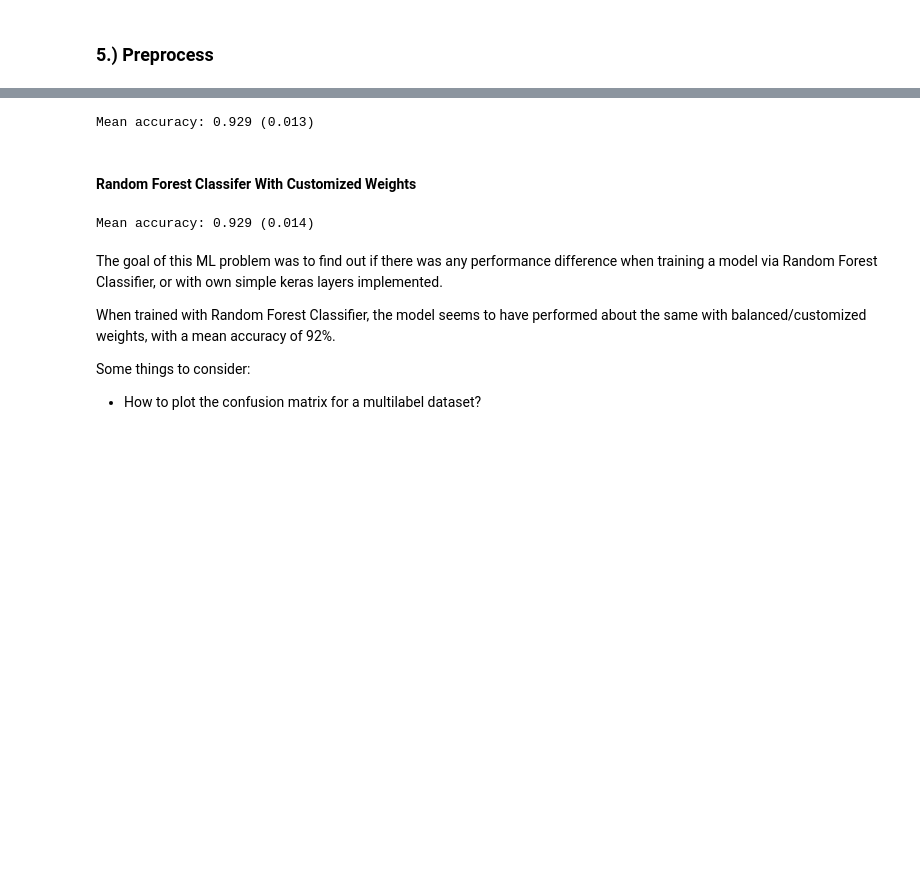
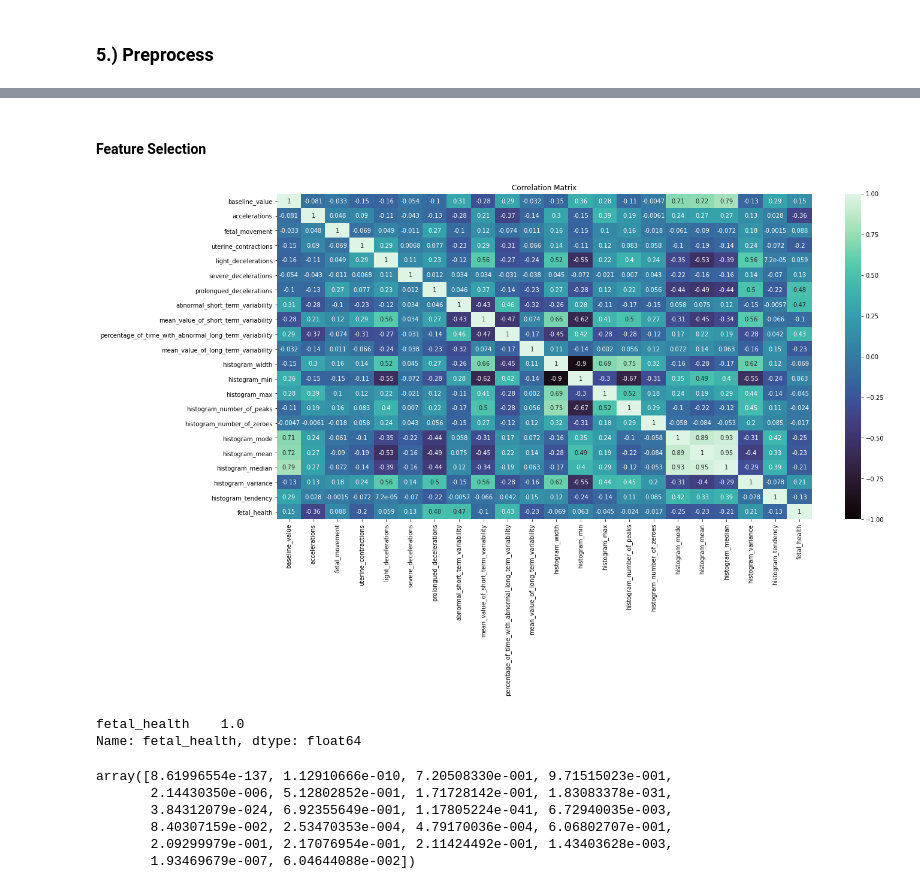
Before and after one commit to AllergictoCrustaceans/ML, a Jupyter notebook: multilabel_classification_fetal_health.ipynb, the cells around one changed output, grey strips where cells are left out. Drawn from its saved outputs; the diff is of its cells as text; code cells hidden in the pictures; blank space fills up the shorter version.

```diff
--- a/multilabel_classification_fetal_health.ipynb
+++ b/multilabel_classification_fetal_health.ipynb
@@ -146,0 +138,6 @@ plt.show()
+# %%
+ds = ds_raw.copy()
+
+# rename column 'baseline value' to be 'baseline_value'
+ds.rename(columns={"baseline value": "baseline_value"}, inplace=True)
+print(ds.columns)
@@ -367,20 +188,34 @@ scores = evaluate_model(x_train, y_train, cost_sen_model)
-# %%
-print('Mean accuracy: %0.3f (%0.3f)' % (mean(scores), std(scores)))
-# %% [output]
-Mean accuracy: 0.929 (0.013)
-# %% [markdown]
-#### Random Forest Classifer With Customized Weights
-# %%
-cost_sen_model_custom_weights = RandomForestClassifier(n_estimators=1000, class_weight=class_weight)
-scores = evaluate_model(x_train, y_train, cost_sen_model_custom_weights)
-print('Mean accuracy: %0.3f (%0.3f)' % (mean(scores), std(scores)))
-# %% [output]
-Mean accuracy: 0.929 (0.014)
-# %% [markdown]
-The goal of this ML problem was to find out if there was any performance difference when training a model via Random Forest Classifier, or with own simple keras layers implemented.
-
-When trained with Random Forest Classifier, the model seems to have performed about the same with balanced/customized weights, with a mean accuracy of 92%.
-
-Some things to consider:
-
-- How to plot the confusion matrix for a multilabel dataset?
+# %% [markdown]
+#### Feature Selection
+# %%
+# Pearson correlation
+corr = ds.corr()
+
+plt.figure(figsize=(20, 10))
+sns.heatmap(corr, annot=True, vmin=-1.0, cmap='mako')
+plt.title('Correlation Matrix')
+plt.show()
+
+
+cor_target = abs(corr['fetal_health'])
+rel_features = cor_target[cor_target > 0.5]
+rel_features
+# There appears to be no high correlation (x > 0.5) between any of the features.
+# %% [output]
+[figure, added]
+fetal_health    1.0
+Name: fetal_health, dtype: float64
+# %%
+# Wrapper Method: backward elimination
+import statsmodels.api as sm
+X_1 = sm.add_constant(x_train)
+model = sm.OLS(y_train, X_1).fit()
+model.pvalues
+# but what are the values associated to?
+# %% [output]
+array([8.61996554e-137, 1.12910666e-010, 7.20508330e-001, 9.71515023e-001,
+       2.14430350e-006, 5.12802852e-001, 1.71728142e-001, 1.83083378e-031,
+       3.84312079e-024, 6.92355649e-001, 1.17805224e-041, 6.72940035e-003,
+       8.40307159e-002, 2.53470353e-004, 4.79170036e-004, 6.06802707e-001,
+       2.09299979e-001, 2.17076954e-001, 2.11424492e-001, 1.43403628e-003,
+       1.93469679e-007, 6.04644088e-002])
```
Also changed, not shown: parts of 41 cells of this notebook.
